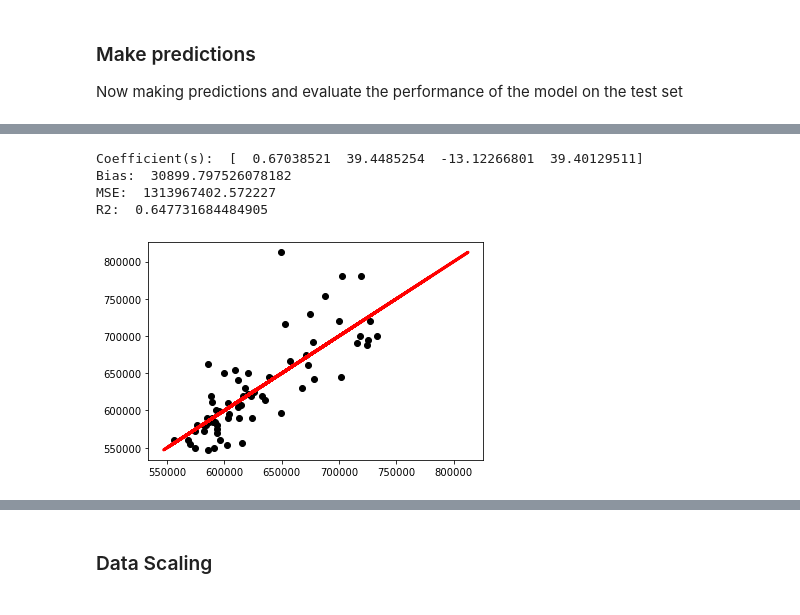
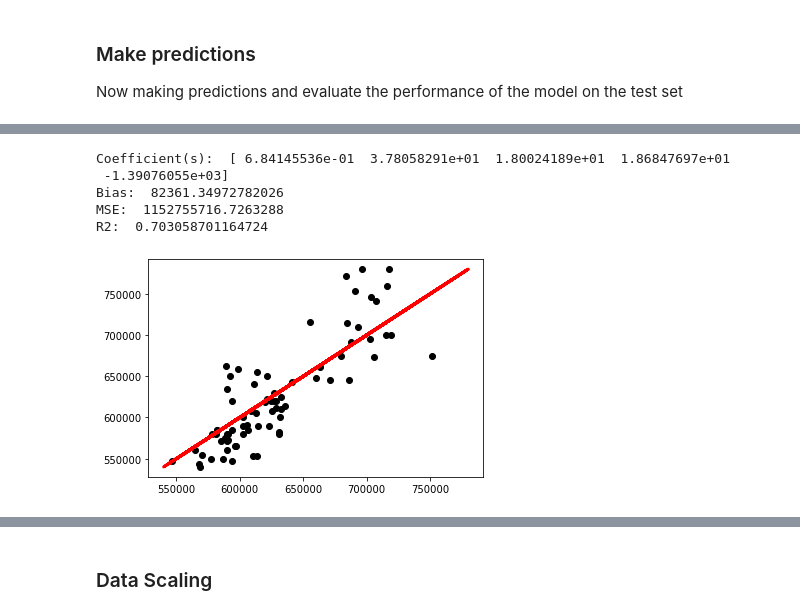
Before and after one commit to ffalohy/Toronto_listings_Part-I-Webscraping, a Jupyter notebook: Machine_Learning_project.ipynb, the cells around one changed output, grey strips where cells are left out. Drawn from its saved outputs; the diff is of its cells as text; code cells hidden in the pictures.

```diff
--- a/Machine_Learning_project.ipynb
+++ b/Machine_Learning_project.ipynb
@@ -360,2 +346,9 @@ R2:  0.647731684484905
 # %%
-#get_lr_mse_r2(df, ['Listing_price', 'Tax', 'Maintenance', 'Rental_estimate', 'Rental_yield'])
+dict_all = get_lr_mse_r2(df, ['Listing_price', 'Tax', 'Maintenance', 'Rental_estimate', 'Rental_dom'])
+# %% [output]
+Coefficient(s):  [ 6.84145536e-01  3.78058291e+01  1.80024189e+01  1.86847697e+01
+ -1.39076055e+03]
+Bias:  82361.34972782026
+MSE:  1152755716.7263288
+R2:  0.703058701164724
+[figure, added]
@@ -372,11 +355,3 @@ R2:  0.647731684484905
-# %%
-dict_all = get_lr_mse_r2(df, ['Listing_price', 'Tax', 'Maintenance', 'Rental_estimate'])
-# %% [output]
-Coefficient(s):  [  0.67038521  39.4485254  -13.12266801  39.40129511]
-Bias:  30899.797526078182
-MSE:  1313967402.572227
-R2:  0.647731684484905
-[figure, removed]
 # %%
 dict_all
 # %% [output]
```
Also changed, not shown: parts of 88 cells of this notebook, 12 other files.
